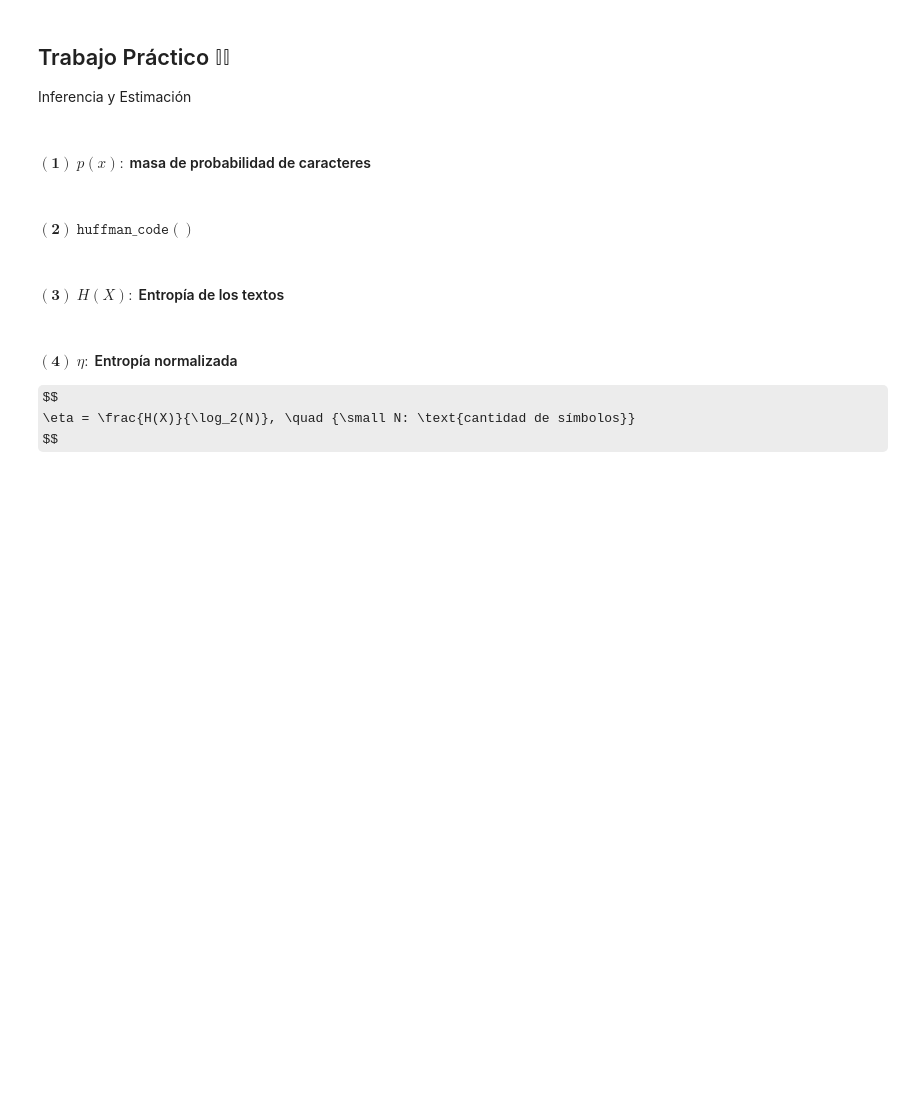
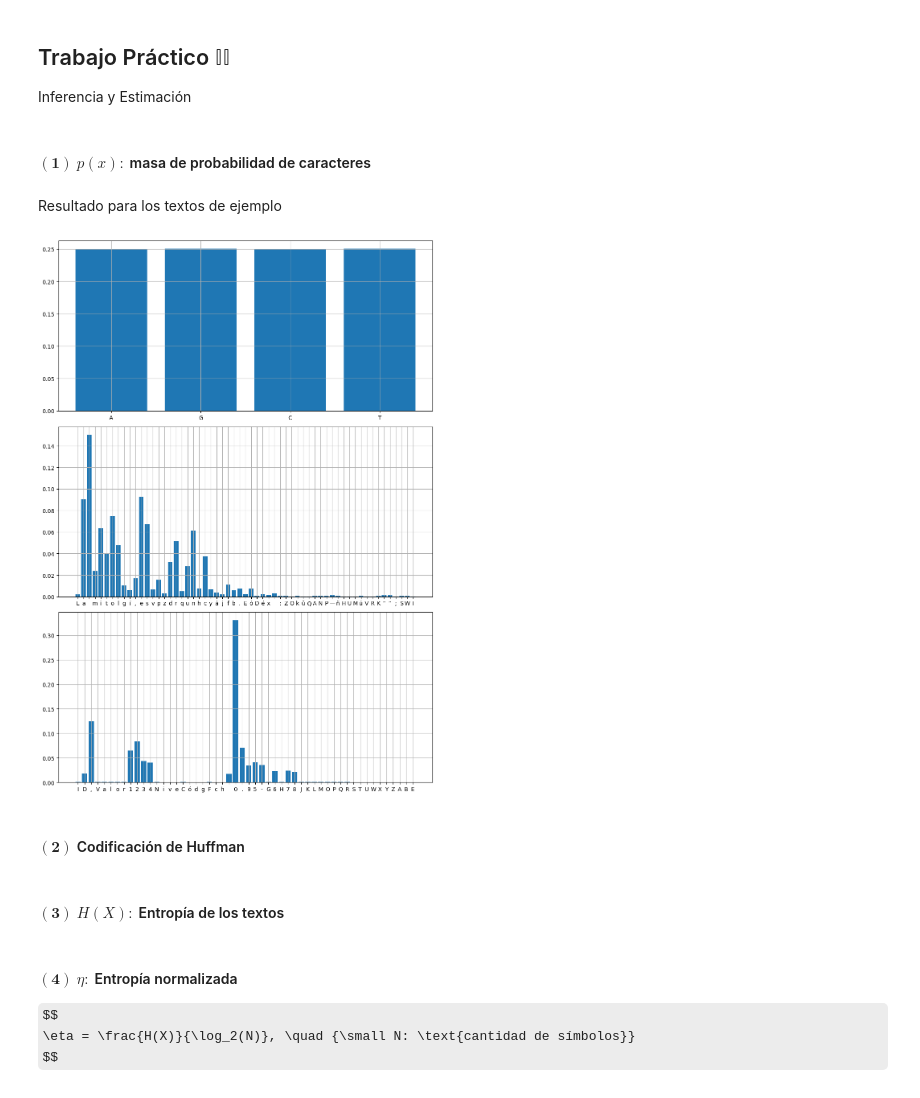
Before and after one commit to agus-pereyra/tp2-inferencia-y-estimacion, a Jupyter notebook: source/main.ipynb, the cells around one changed output. Drawn from its saved outputs; the diff is of its cells as text; code cells hidden in the pictures; some formulas as TeX source; blank space fills up the shorter version.

```diff
--- a/source/main.ipynb
+++ b/source/main.ipynb
@@ -4,12 +4,20 @@ Inferencia y Estimación
 # %%
 import numpy as np
 from matplotlib import pyplot as plt
+from pathlib import Path
+from huffman_code import huffman_code # código provisto por la cátedra
+
+filepath = Path('text_examples')
+
+strings = [] # lista con los textos de ejemplo
+for file in filepath.glob('*.txt'):
+    with file.open('r', encoding='utf-8') as f:
+        strings.append(f.read())
 # %% [markdown]
 #### $\boldsymbol{(1)}$ $p(x):$ masa de probabilidad de caracteres
 # %%
 def char_pmf(txt: str) -> dict[str|float]:
-    ''' Dado una cadena de texto devuelve un diccionario representando
-    masa de probabilidad de cada caracter en la cadena
+    ''' Dado una cadena de texto devuelve un diccionario representando la masa de probabilidad de cada caracter en la cadena
     Args:
         txt (str): cadena de texto
     Returns:
@@ -17,14 +25,35 @@ def char_pmf(txt: str) -> dict[str|float]:
     '''
     n = len(txt)
     pmf = {}
-    for c in txt:
-        if c not in pmf:
+    for c in txt.strip():
+        if c not in pmf and c:
             pmf[c] = 1/n
         else:
             pmf[c] += 1/n
     return pmf
+
+def pmf_chart(pmf : dict, fig: plt.Figure = None, idx: int = None):
+    if fig is None:
+        fig = plt.figure(figsize=(10,6))
+    if idx is None: idx = 111
+    ax = fig.add_subplot(idx)
+    ax.bar(pmf.keys(), pmf.values())
+    ax.grid()
+# %% [markdown]
+Resultado para los textos de ejemplo
+# %%
+fig = plt.figure(figsize=(10,14))
+idx = 311
+for string in strings:
+    pmf = char_pmf(string)
+    pmf_chart(pmf, fig, idx)
+    idx += 1
+plt.tight_layout()
+plt.show()
+# %% [output]
+[figure, added]
 # %% [markdown]
-#### $\boldsymbol{(2)}$ $\texttt{huffman\_code}()$
+#### $\boldsymbol{(2)}$ Codificación de Huffman
 # %% [markdown]
 #### $\boldsymbol{(3)}$ $H(X):$ Entropía de los textos
 # %% [markdown]
```
Also changed, not shown: 4 other files.
